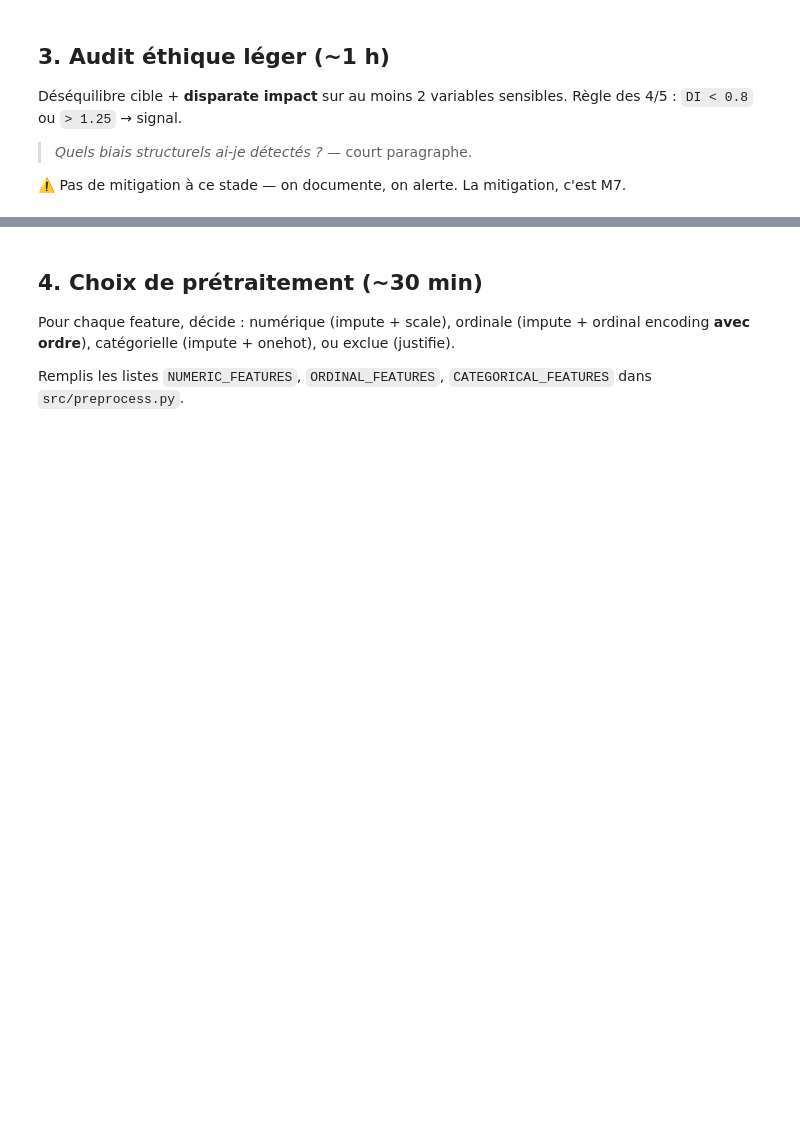
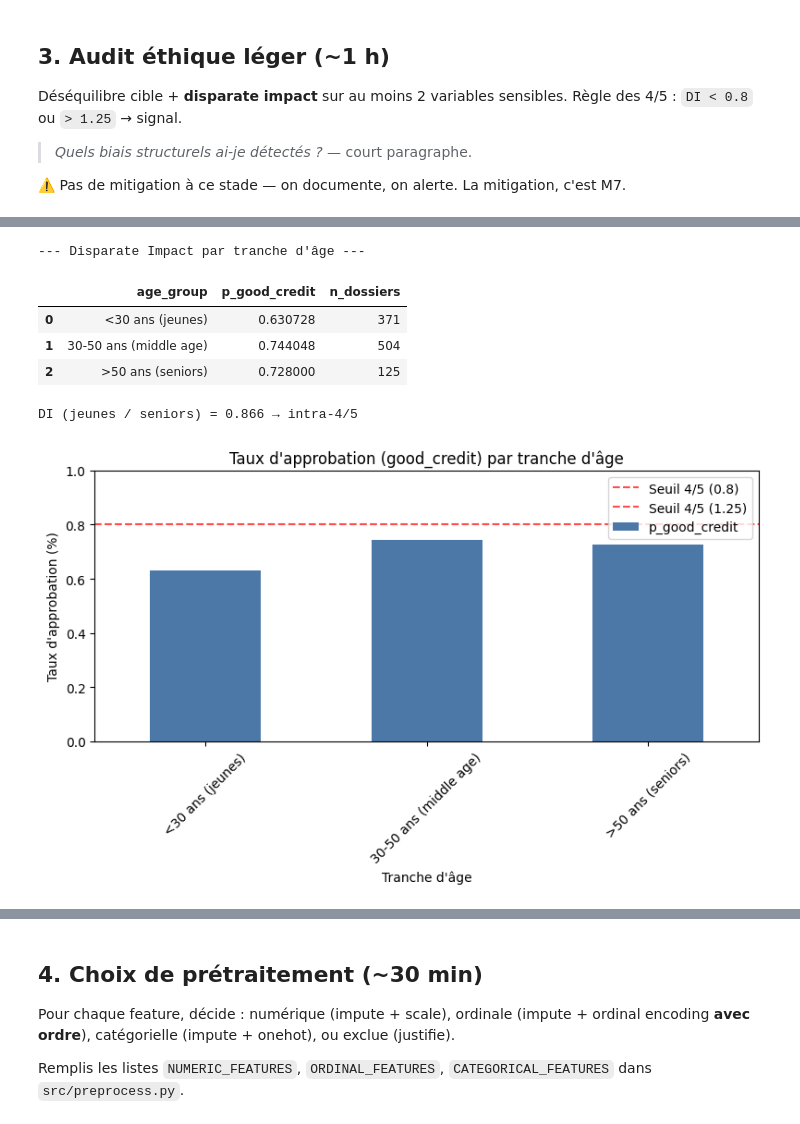
Before and after one commit to Franck-Beugnet/M2-B1-pipe-eckmuhl-franck, a Jupyter notebook: notebooks/M2-B1_template.ipynb, the cells around one changed output, grey strips where cells are left out. Drawn from its saved outputs; the diff is of its cells as text; code cells hidden in the pictures; blank space fills up the shorter version.

```diff
--- a/notebooks/M2-B1_template.ipynb
+++ b/notebooks/M2-B1_template.ipynb
@@ -291,0 +387,62 @@ c'est M7.
+# %%
+# Prérequis : charger df et target_col si pas encore en mémoire
+if 'df' not in dir():
+    from pathlib import Path
+    import pandas as pd
+    DATA_DIR = Path("../data")
+    RAW_PATH = DATA_DIR / "german_credit_raw.csv"
+    df = pd.read_csv(RAW_PATH)
+    target_col = "credit_risk"
+
+# Disparate Impact sur AGE (variable continue)
+# ⚠️ Stratégie : segmenter l'âge en 3 tranches d'âge logiques pour le crédit
+# Puis calculer DI entre groupes extrêmes (jeunes vs seniors)
+
+age_bins = [0, 30, 50, 100]
+age_labels = ['<30 ans (jeunes)', '30-50 ans (middle age)', '>50 ans (seniors)']
+df['age_group'] = pd.cut(df['age'], bins=age_bins, labels=age_labels, right=False)
+
+age_analysis = df.groupby('age_group', observed=True)[target_col].apply(
+    lambda x: (x == 'good_credit').sum() / len(x)
+).rename('p_good_credit')
+
+age_analysis_df = pd.DataFrame({
+    'age_group': age_analysis.index,
+    'p_good_credit': age_analysis.values,
+    'n_dossiers': df.groupby('age_group', observed=True).size().values,
+})
+
+# Calcul du DI entre jeunes (< 30) et seniors (> 50)
+di_age_young_vs_senior = age_analysis.loc['<30 ans (jeunes)'] / age_analysis.loc['>50 ans (seniors)']
+
+print("\n--- Disparate Impact par tranche d'âge ---")
+display(age_analysis_df)
+
+print(f"\nDI (jeunes / seniors) = {di_age_young_vs_senior:.3f} → ", end='')
+print('SIGNAL' if (di_age_young_vs_senior < 0.8 or di_age_young_vs_senior > 1.25) else 'intra-4/5')
+
+# Visualisation du taux d'approbation par tranche d'âge
+import matplotlib.pyplot as plt
+
+fig, ax = plt.subplots(figsize=(8, 5))
+
+age_analysis_df.plot(x='age_group', y='p_good_credit', kind='bar', ax=ax, legend=False, color='#4C78A8')
+ax.set_title('Taux d\'approbation (good_credit) par tranche d\'âge')
+ax.set_xlabel('Tranche d\'âge')
+ax.set_ylabel('Taux d\'approbation (%)')
+ax.axhline(y=0.8, color='red', linestyle='--', alpha=0.7, label='Seuil 4/5 (0.8)')
+ax.axhline(y=1.25, color='red', linestyle='--', alpha=0.7, label='Seuil 4/5 (1.25)')
+ax.set_ylim([0, 1.0])
+ax.legend()
+ax.tick_params(axis='x', rotation=45)
+
+plt.tight_layout()
+plt.show()
+# %% [output]
+--- Disparate Impact par tranche d'âge ---
+|  | age_group | p_good_credit | n_dossiers |
+| 0 | <30 ans (jeunes) | 0.630728 | 371 |
+| 1 | 30-50 ans (middle age) | 0.744048 | 504 |
+| 2 | >50 ans (seniors) | 0.728000 | 125 |
+DI (jeunes / seniors) = 0.866 → intra-4/5
+[figure, added]
```
Also changed, not shown: parts of 7 cells of this notebook.
